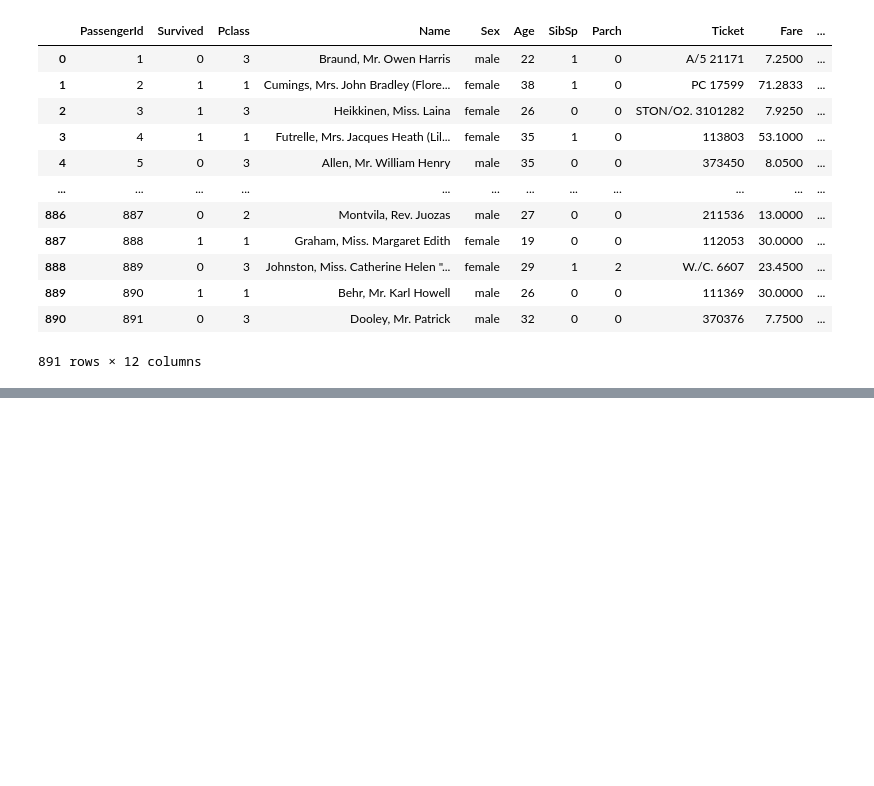
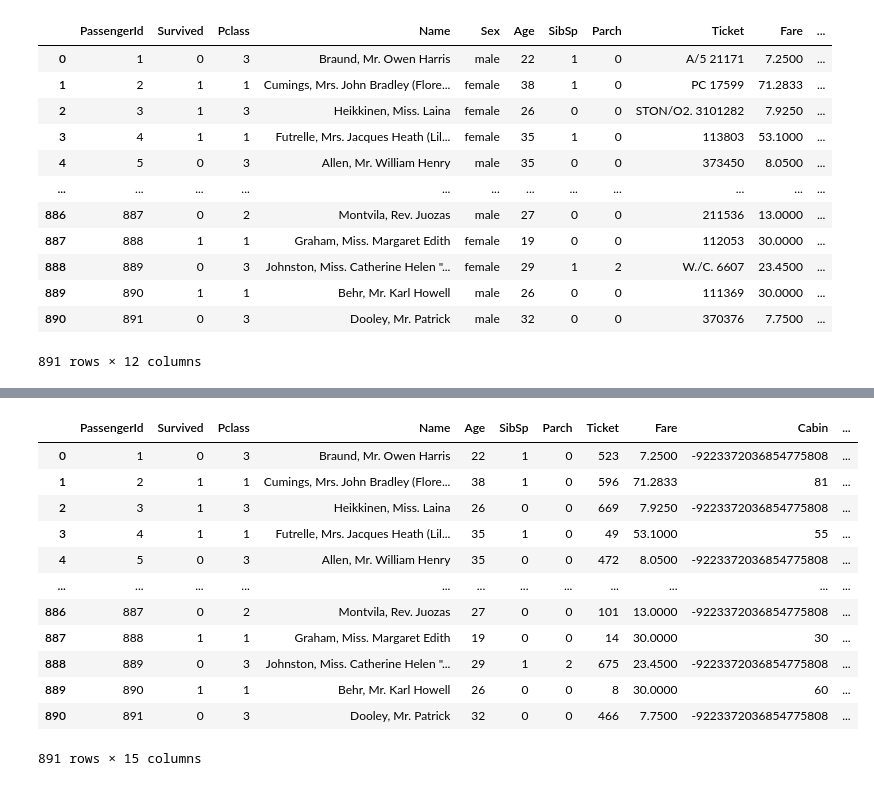
Before and after one commit to datapaf/Kaggle, a Jupyter notebook: titanix.ipynb, the cells around one changed output, grey strips where cells are left out. Cells and saved outputs as stored; diff of their text form; code cells hidden in the pictures; blank space fills up the shorter version.

```diff
--- a/titanix.ipynb
+++ b/titanix.ipynb
@@ -127,0 +124,5 @@ from sklearn.preprocessing import OneHotEncoder
+# %%
+def ohe(df, column):
+    new_features = pd.get_dummies(df[[column]])
+    new_df = pd.concat([df, new_features], axis=1)
+    return new_df.drop(column, axis=1)
@@ -127,0 +153,16 @@ from sklearn.preprocessing import OneHotEncoder
+# %%
+train_df
+# %% [output]
+|  | PassengerId | Survived | Pclass | Name | Age | SibSp | Parch | Ticket | Fare | Cabin | ... |
+| 0 | 1 | 0 | 3 | Braund, Mr. Owen Harris | 22 | 1 | 0 | 523 | 7.2500 | -9223372036854775808 | ... |
+| 1 | 2 | 1 | 1 | Cumings, Mrs. John Bradley (Flore... | 38 | 1 | 0 | 596 | 71.2833 | 81 | ... |
+| 2 | 3 | 1 | 3 | Heikkinen, Miss. Laina | 26 | 0 | 0 | 669 | 7.9250 | -9223372036854775808 | ... |
+| 3 | 4 | 1 | 1 | Futrelle, Mrs. Jacques Heath (Lil... | 35 | 1 | 0 | 49 | 53.1000 | 55 | ... |
+| 4 | 5 | 0 | 3 | Allen, Mr. William Henry | 35 | 0 | 0 | 472 | 8.0500 | -9223372036854775808 | ... |
+| ... | ... | ... | ... | ... | ... | ... | ... | ... | ... | ... | ... |
+| 886 | 887 | 0 | 2 | Montvila, Rev. Juozas | 27 | 0 | 0 | 101 | 13.0000 | -9223372036854775808 | ... |
+| 887 | 888 | 1 | 1 | Graham, Miss. Margaret Edith | 19 | 0 | 0 | 14 | 30.0000 | 30 | ... |
+| 888 | 889 | 0 | 3 | Johnston, Miss. Catherine Helen "... | 29 | 1 | 2 | 675 | 23.4500 | -9223372036854775808 | ... |
+| 889 | 890 | 1 | 1 | Behr, Mr. Karl Howell | 26 | 0 | 0 | 8 | 30.0000 | 60 | ... |
+| 890 | 891 | 0 | 3 | Dooley, Mr. Patrick | 32 | 0 | 0 | 466 | 7.7500 | -9223372036854775808 | ... |
+891 rows × 15 columns
```
Also changed, not shown: parts of 15 cells of this notebook.
